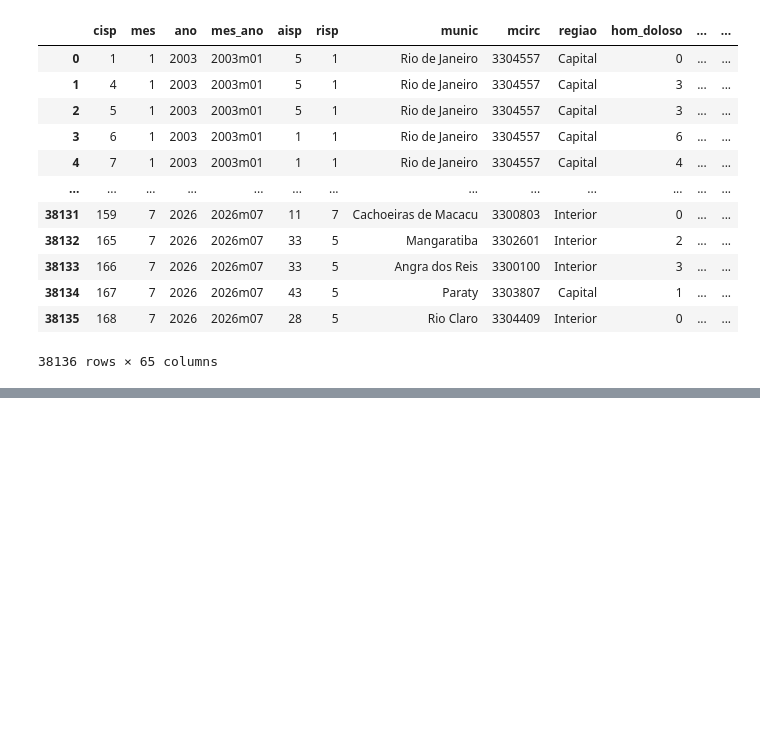
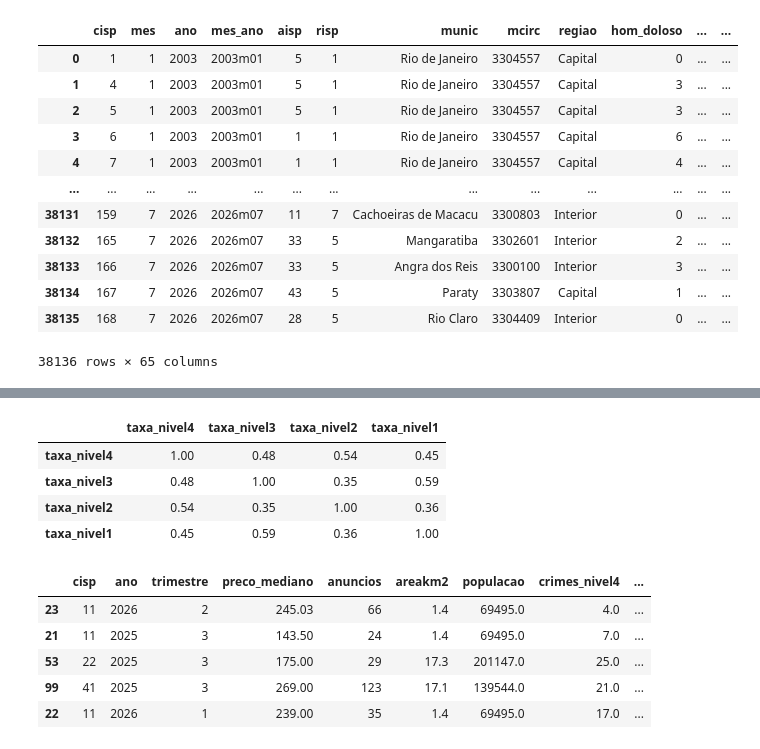
Before and after one commit to Rafa-Russo/Grupo-2, a Jupyter notebook: exploration/Russo/airbnb_rio/EDA_Modelo_Preditor.ipynb, the cells around one changed output, grey strips where cells are left out. Saved outputs shown, nothing was run; the diff lists cells and outputs as text; code cells hidden in the pictures; blank space fills up the shorter version.

```diff
--- a/exploration/Russo/EDA.ipynb
+++ b/exploration/Russo/airbnb_rio/EDA_Modelo_Preditor.ipynb
@@ -66,0 +281,59 @@ risp = gpd.read_file(
+# %%
+df = listings_crimes.copy()
+df["preco_noite"] = pd.to_numeric(
+    df["price"].astype("string").str.replace(r"[$,]", "", regex=True), errors="coerce"
+).astype(float)
+
+# Snapshot sem preço não entra na análise de preço (ex.: dez/2025 vem 100% vazio).
+cobertura = df.groupby(["ano", "trimestre"])["preco_noite"].agg(anuncios="size", com_preco="count")
+sem_preco = cobertura.index[cobertura["com_preco"] == 0].tolist()
+if sem_preco:
+    print(f"Atenção: snapshots sem nenhum preço, fora da análise: {sem_preco}")
+
+# Só casa/apto inteiro, preço > 0, sem outliers extremos dentro de cada snapshot.
+casas = df[(df["room_type"] == ROOM_TYPE) & (df["preco_noite"] > 0) & df["cisp"].notna()].copy()
+por_snapshot = casas.groupby(["ano", "trimestre"])["preco_noite"]
+piso = por_snapshot.transform(lambda s: s.quantile(OUTLIER_QUANTILES[0]))
+teto = por_snapshot.transform(lambda s: s.quantile(OUTLIER_QUANTILES[1]))
+casas = casas[(casas["preco_noite"] >= piso) & (casas["preco_noite"] <= teto)]
+
+# Uma linha por CISP x snapshot.
+taxa_cols = [f"taxa_nivel{n}" for n in sorted(TIER_COLUMNS, reverse=True)]
+analise = (
+    casas.groupby(["cisp", "ano", "trimestre"], as_index=False)
+    .agg(
+        preco_mediano=("preco_noite", "median"),
+        anuncios=("id", "size"),
+        areakm2=("areakm2", "first"),
+        populacao=("populacao", "first"),
+        **{f"crimes_nivel{n}": (f"crimes_nivel{n}", "first") for n in TIER_COLUMNS},
+        **{c: (c, "first") for c in taxa_cols},
+    )
+    .query("anuncios >= @MIN_LISTINGS")
+    .dropna(subset=taxa_cols)
+    .reset_index(drop=True)
+)
+analise["periodo"] = "T" + analise["trimestre"].astype(str) + "/" + analise["ano"].astype(str)
+assert not analise.duplicated(["cisp", "periodo"]).any()
+
+# Os snapshots têm níveis de preço diferentes (sazonalidade/inflação). O preço relativo à
+# mediana do snapshot remove esse deslocamento ao juntar os trimestres; dentro de cada
+# snapshot o Spearman é idêntico ao do preço absoluto.
+analise["preco_relativo"] = analise["preco_mediano"] / analise.groupby("periodo")["preco_mediano"].transform("median")
+
+# Índice de gravidade: média ponderada do ranking percentil de cada nível.
+# Ranking (e não log/z-score) porque as taxas variam em ordens de grandeza e o
+# Spearman só depende da ordem de qualquer forma.
+ranks = analise[taxa_cols].rank(pct=True)
+analise["indice_gravidade"] = (
+    sum(WEIGHTS[n] * ranks[f"taxa_nivel{n}"] for n in WEIGHTS) / sum(WEIGHTS.values())
+)
+analise["indice_pesos_iguais"] = ranks.mean(axis=1)
+
+print(cobertura)
+print(f"\nCISP x snapshot na análise: {len(analise)} ({analise['cisp'].nunique()} CISPs distintas)")
+print(analise.groupby("periodo").agg(cisps=("cisp", "nunique"), anuncios=("anuncios", "sum")))
+print("\nCorrelação (Spearman) entre as taxas de cada nível:")
+display(analise[taxa_cols].corr(method="spearman").round(2))
+display(analise.sort_values("indice_gravidade").head())
+# %% [output]
@@ -66,0 +356,11 @@ risp = gpd.read_file(
+|  | taxa_nivel4 | taxa_nivel3 | taxa_nivel2 | taxa_nivel1 |
+| taxa_nivel4 | 1.00 | 0.48 | 0.54 | 0.45 |
+| taxa_nivel3 | 0.48 | 1.00 | 0.35 | 0.59 |
+| taxa_nivel2 | 0.54 | 0.35 | 1.00 | 0.36 |
+| taxa_nivel1 | 0.45 | 0.59 | 0.36 | 1.00 |
+|  | cisp | ano | trimestre | preco_mediano | anuncios | areakm2 | populacao | crimes_nivel4 | ... |
+| 23 | 11 | 2026 | 2 | 245.03 | 66 | 1.4 | 69495.0 | 4.0 | ... |
+| 21 | 11 | 2025 | 3 | 143.50 | 24 | 1.4 | 69495.0 | 7.0 | ... |
+| 53 | 22 | 2025 | 3 | 175.00 | 29 | 17.3 | 201147.0 | 25.0 | ... |
+| 99 | 41 | 2025 | 3 | 269.00 | 123 | 17.1 | 139544.0 | 21.0 | ... |
+| 22 | 11 | 2026 | 1 | 239.00 | 35 | 1.4 | 69495.0 | 17.0 | ... |
```
Also changed, not shown: parts of 21 cells of this notebook, 2 other files.
